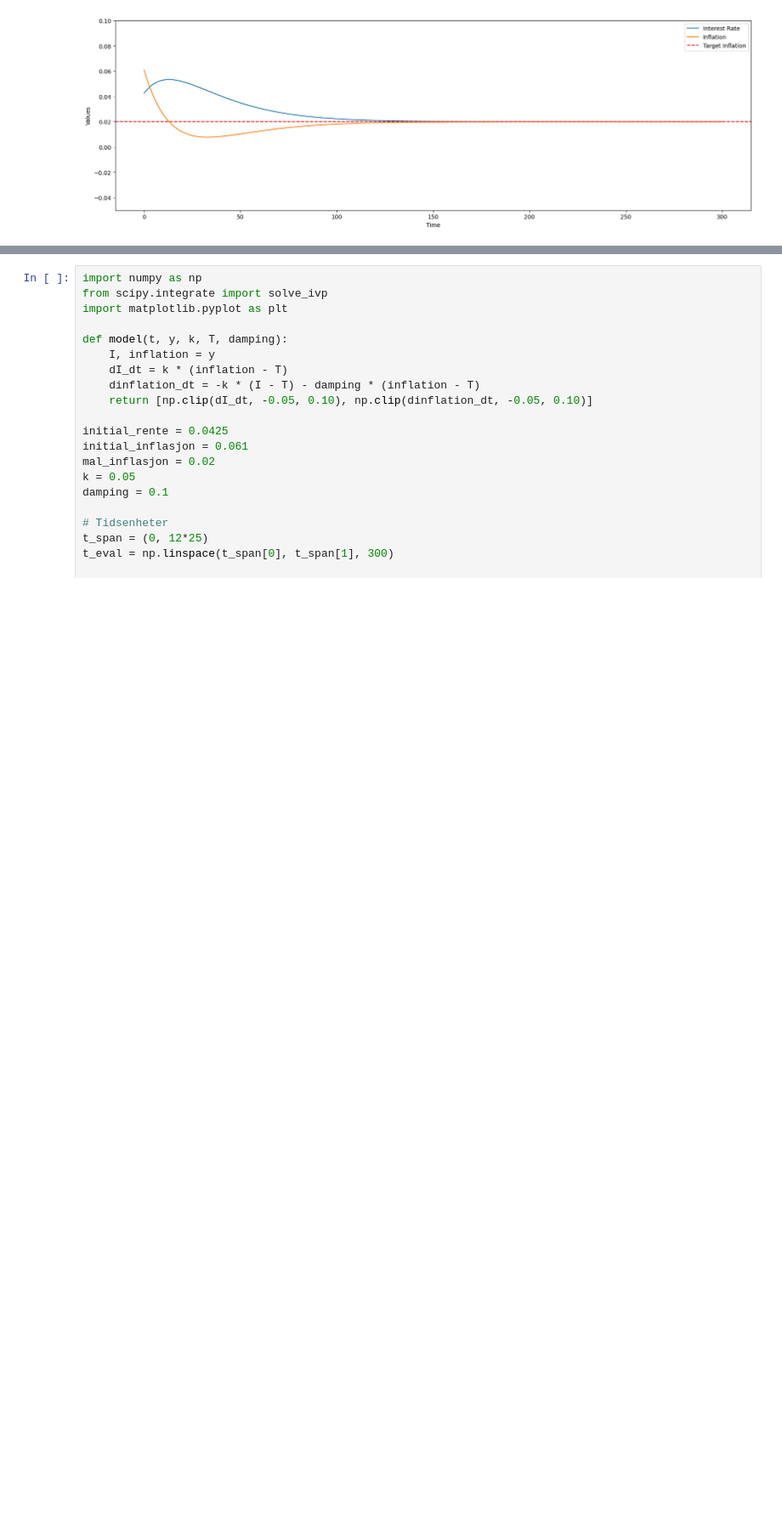
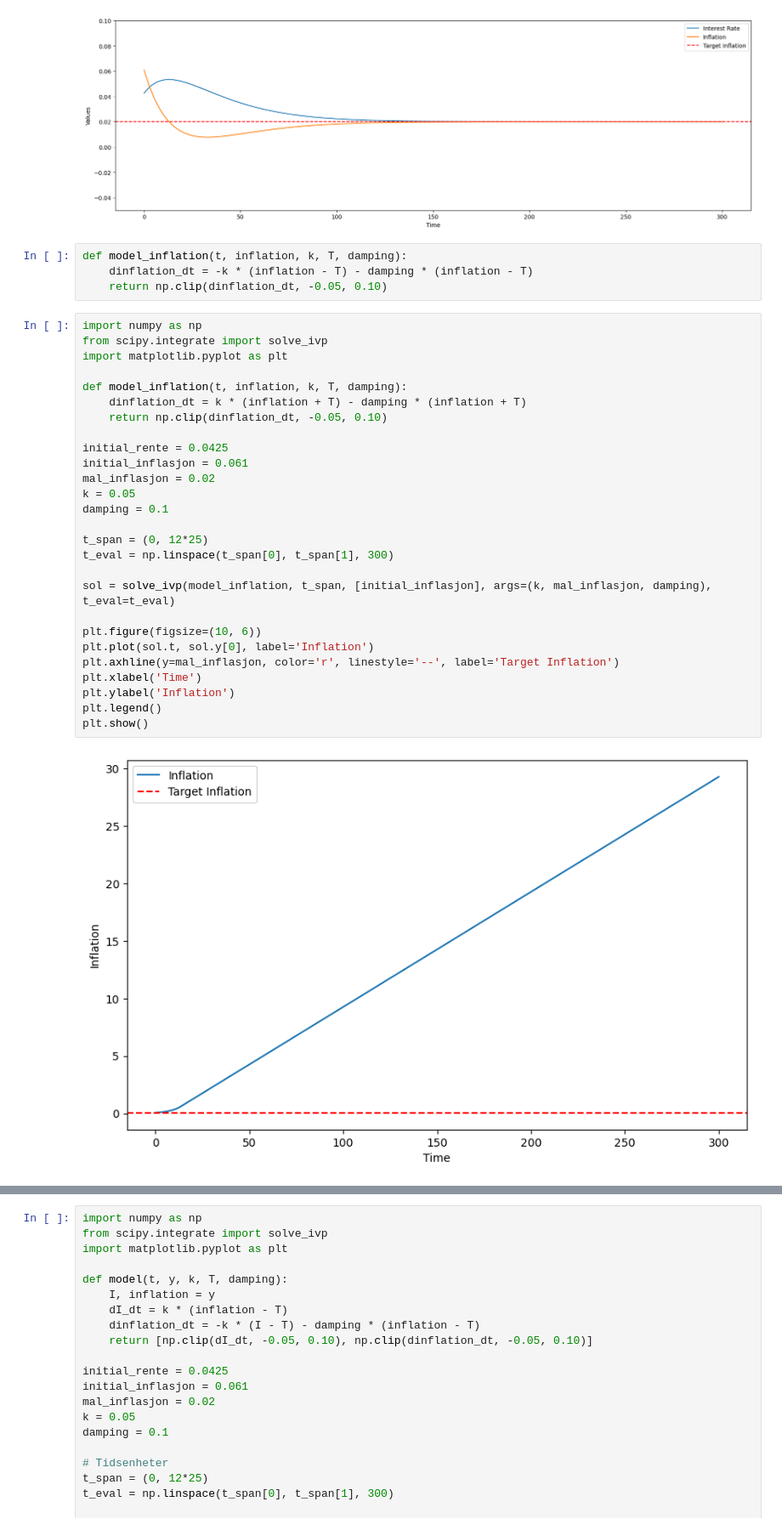
Before and after one commit to 591118/ProsjektADAH2023, a Jupyter notebook: rente.ipynb, the cells around one changed output, grey strips where cells are left out. Shown at 85% size. Cells and saved outputs as stored; diff of their text form; blank space fills up the shorter version.

```diff
--- a/rente.ipynb
+++ b/rente.ipynb
@@ -79,3 +79,36 @@ plt.legend()
 plt.show()
 # %% [output]
 [figure]
+# %%
+def model_inflation(t, inflation, k, T, damping):
+    dinflation_dt = -k * (inflation - T) - damping * (inflation - T)
+    return np.clip(dinflation_dt, -0.05, 0.10)
+# %%
+import numpy as np
+from scipy.integrate import solve_ivp
+import matplotlib.pyplot as plt
+
+def model_inflation(t, inflation, k, T, damping):
+    dinflation_dt = k * (inflation + T) - damping * (inflation + T)
+    return np.clip(dinflation_dt, -0.05, 0.10)
+
+initial_rente = 0.0425
+initial_inflasjon = 0.061
+mal_inflasjon = 0.02
+k = 0.05
+damping = 0.1
+
+t_span = (0, 12*25)
+t_eval = np.linspace(t_span[0], t_span[1], 300)
+
+sol = solve_ivp(model_inflation, t_span, [initial_inflasjon], args=(k, mal_inflasjon, damping), t_eval=t_eval)
+
+plt.figure(figsize=(10, 6))
+plt.plot(sol.t, sol.y[0], label='Inflation')
+plt.axhline(y=mal_inflasjon, color='r', linestyle='--', label='Target Inflation')
+plt.xlabel('Time')
+plt.ylabel('Inflation')
+plt.legend()
+plt.show()
+# %% [output]
+[figure, added]
```
Also changed, not shown: parts of 1 cell of this notebook.
